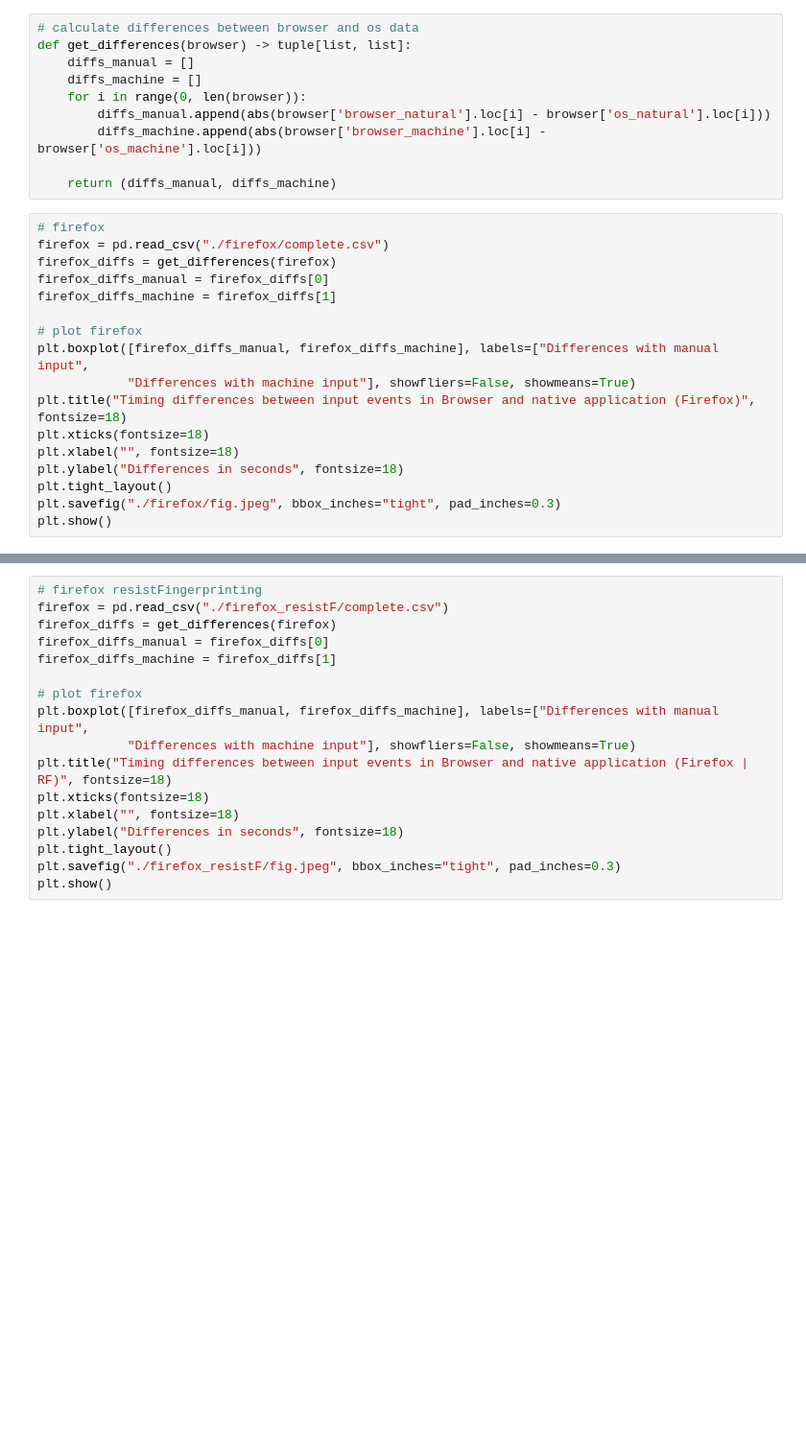
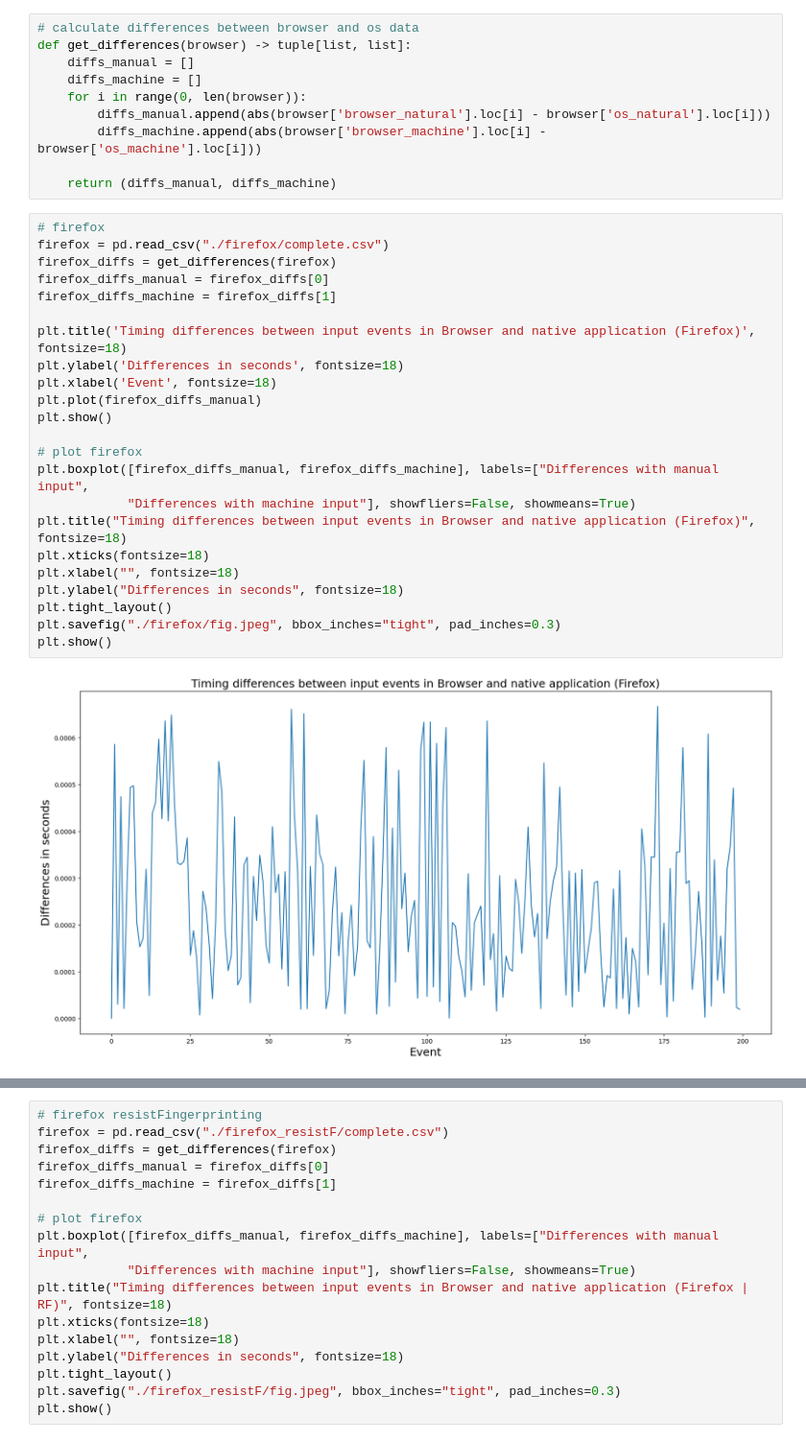
Before and after one commit to wutterfly/browser-timer-results, a Jupyter notebook: browser_extended/analysis.ipynb, the cells around one changed output, grey strips where cells are left out. Shown at 96% size. Saved outputs shown, nothing was run; the diff lists cells and outputs as text; blank space fills up the shorter version.

```diff
--- a/browser_extended/analysis.ipynb
+++ b/browser_extended/analysis.ipynb
@@ -18,17 +18,25 @@ def get_differences(browser) -> tuple[list, list]:
 # %%
 # firefox
 firefox = pd.read_csv("./firefox/complete.csv")
 firefox_diffs = get_differences(firefox)
 firefox_diffs_manual = firefox_diffs[0]
 firefox_diffs_machine = firefox_diffs[1]
+
+plt.title('Timing differences between input events in Browser and native application (Firefox)', fontsize=18)
+plt.ylabel('Differences in seconds', fontsize=18)
+plt.xlabel('Event', fontsize=18)
+plt.plot(firefox_diffs_manual)
+plt.show()
 
 # plot firefox
 plt.boxplot([firefox_diffs_manual, firefox_diffs_machine], labels=["Differences with manual input",
             "Differences with machine input"], showfliers=False, showmeans=True)
 plt.title("Timing differences between input events in Browser and native application (Firefox)", fontsize=18)
 plt.xticks(fontsize=18)
 plt.xlabel("", fontsize=18)
 plt.ylabel("Differences in seconds", fontsize=18)
 plt.tight_layout()
 plt.savefig("./firefox/fig.jpeg", bbox_inches="tight", pad_inches=0.3)
 plt.show()
+# %% [output]
+[figure, added]
```
Also changed, not shown: parts of 2 cells of this notebook, 21 other files.
